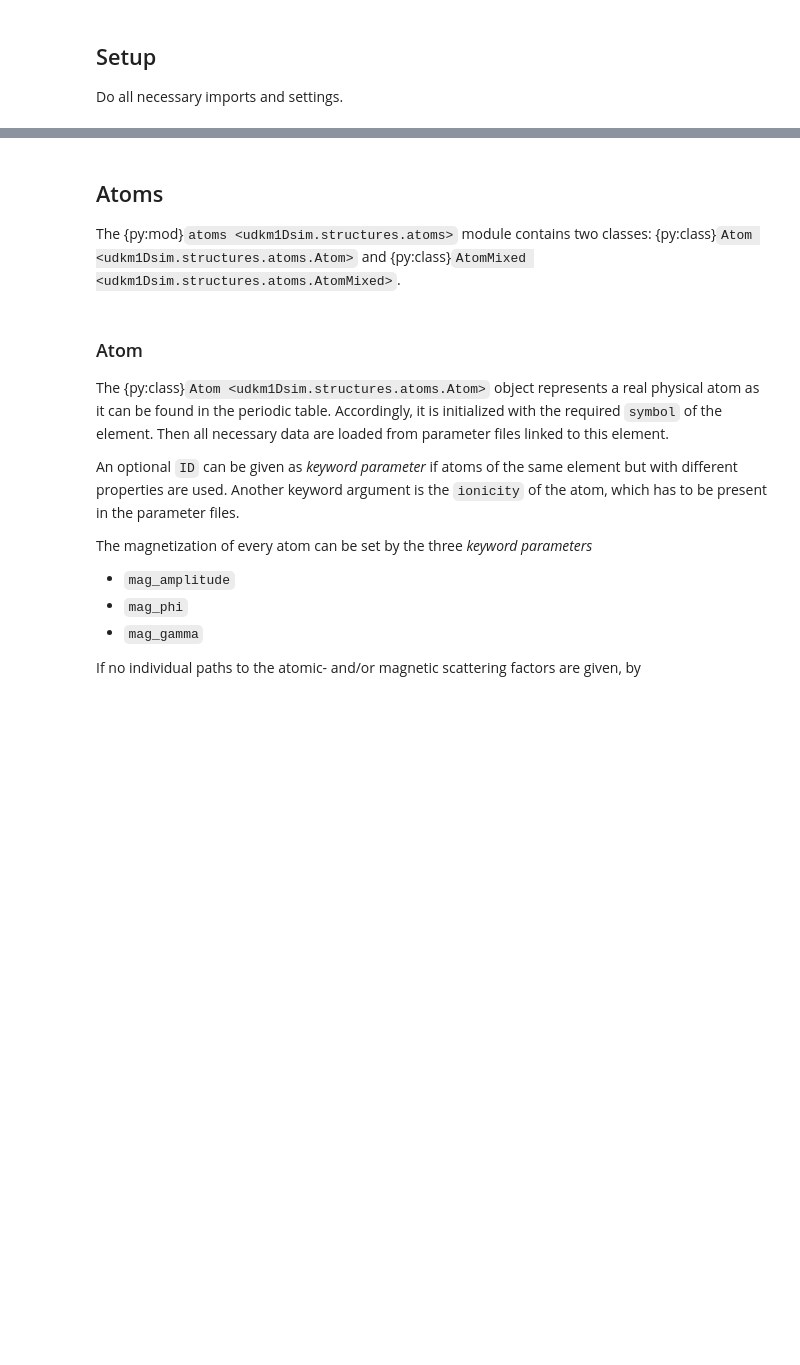
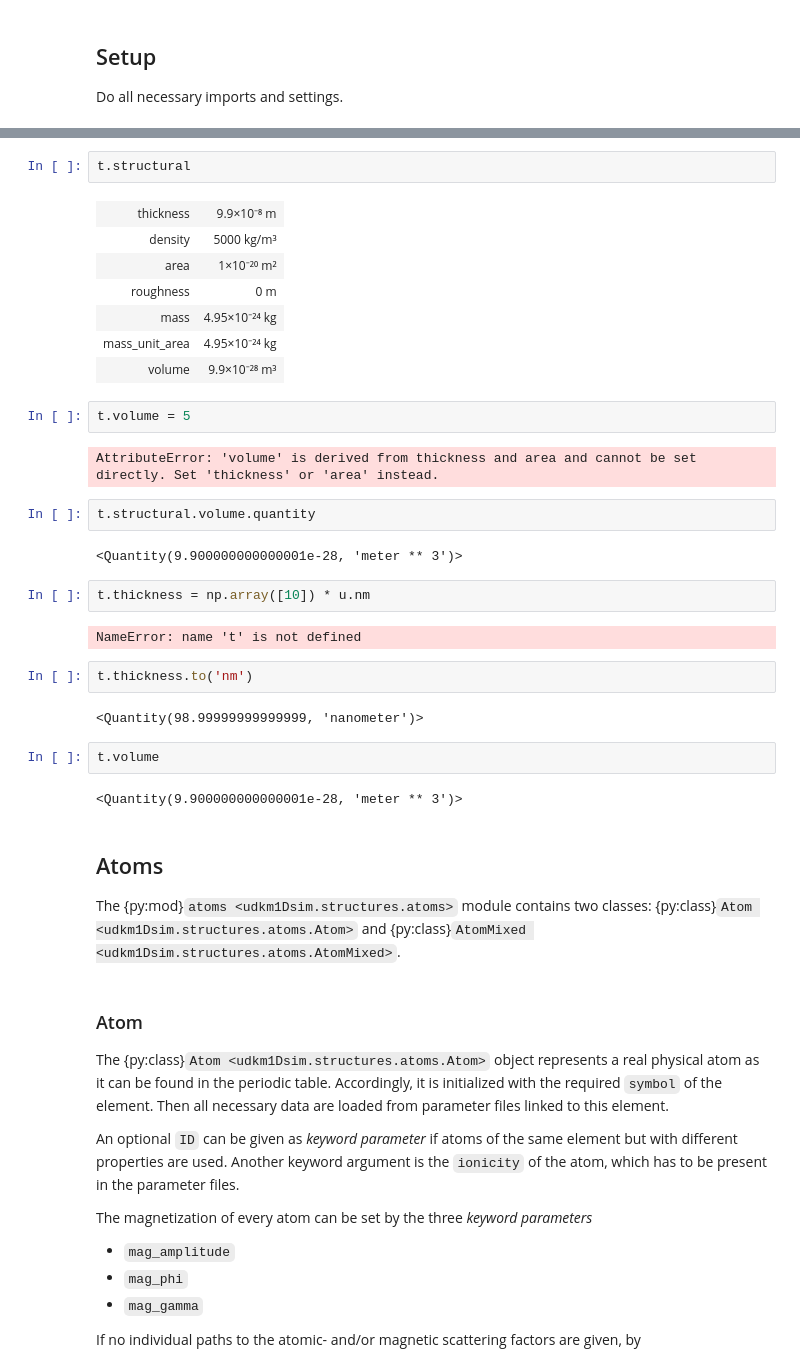
Before and after one commit to dschick/udkm1Dsim, a Jupyter notebook: examples/01-structures/01-structure.ipynb, the cells around one changed output, grey strips where cells are left out. Drawn from its saved outputs; the diff is of its cells as text; blank space fills up the shorter version.

```diff
--- a/examples/01-structures/01-structure.ipynb
+++ b/examples/01-structures/01-structure.ipynb
@@ -27,3 +134,33 @@ u.setup_matplotlib()  # use matplotlib with pint units
+# %%
+t.structural
+# %% [output]
+| thickness | 9.9×10⁻⁸ m |
+| density | 5000 kg/m³ |
+| area | 1×10⁻²⁰ m² |
+| roughness | 0 m |
+| mass | 4.95×10⁻²⁴ kg |
+| mass_unit_area | 4.95×10⁻²⁴ kg |
+| volume | 9.9×10⁻²⁸ m³ |
+# %%
+t.volume = 5
+# %% [output]
+AttributeError: 'volume' is derived from thickness and area and cannot be set directly. Set 'thickness' or 'area' instead.
+# %%
+t.structural.volume.quantity
+# %% [output]
+<Quantity(9.900000000000001e-28, 'meter ** 3')>
+# %%
+t.thickness = np.array([10]) * u.nm
+# %% [output]
+NameError: name 't' is not defined
+# %%
+t.thickness.to('nm')
+# %% [output]
+<Quantity(98.99999999999999, 'nanometer')>
+# %%
+t.volume
+# %% [output]
+<Quantity(9.900000000000001e-28, 'meter ** 3')>
 # %% [markdown]
 ## Atoms
 
```
Also changed, not shown: parts of 9 cells of this notebook, 2 other files.
